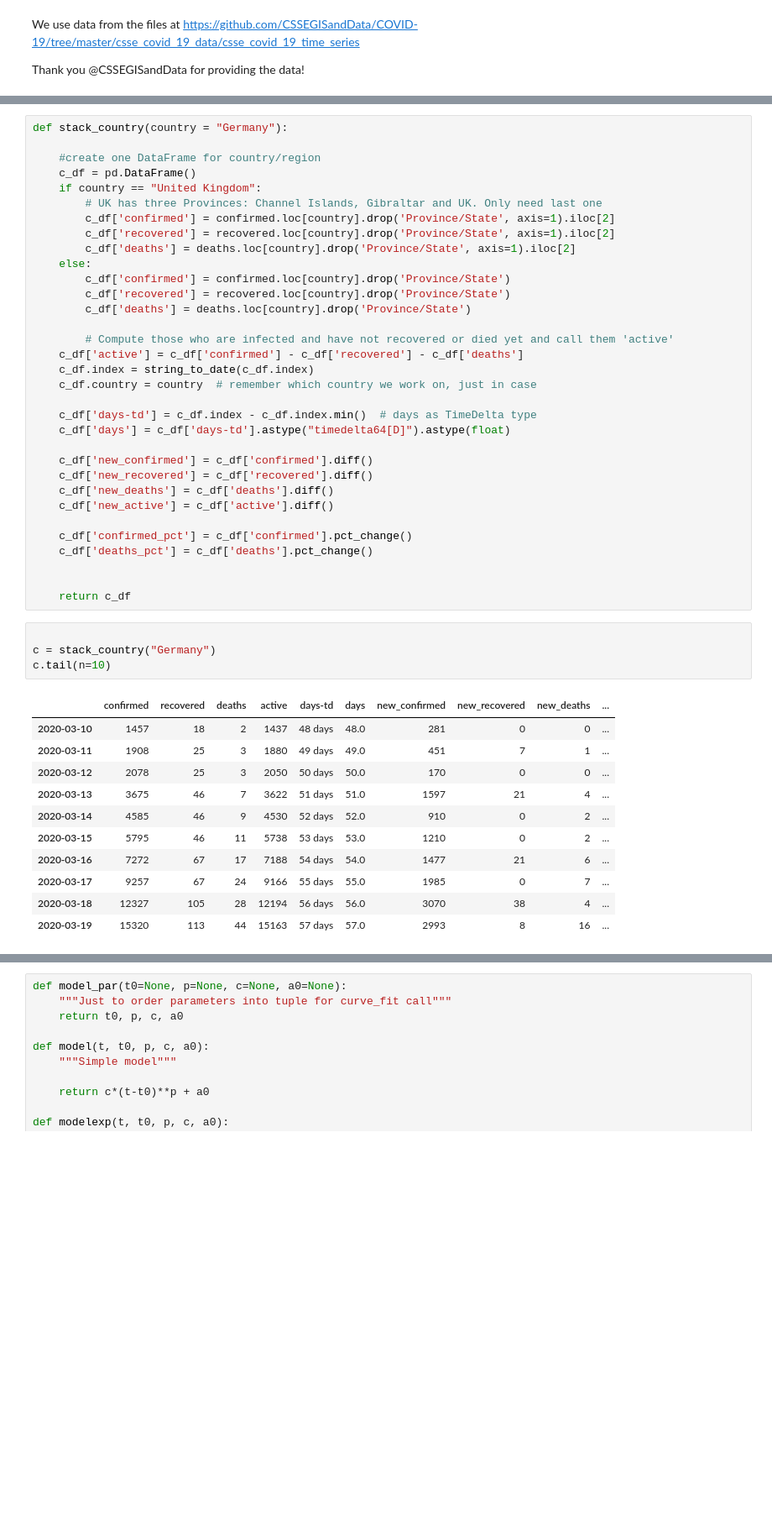
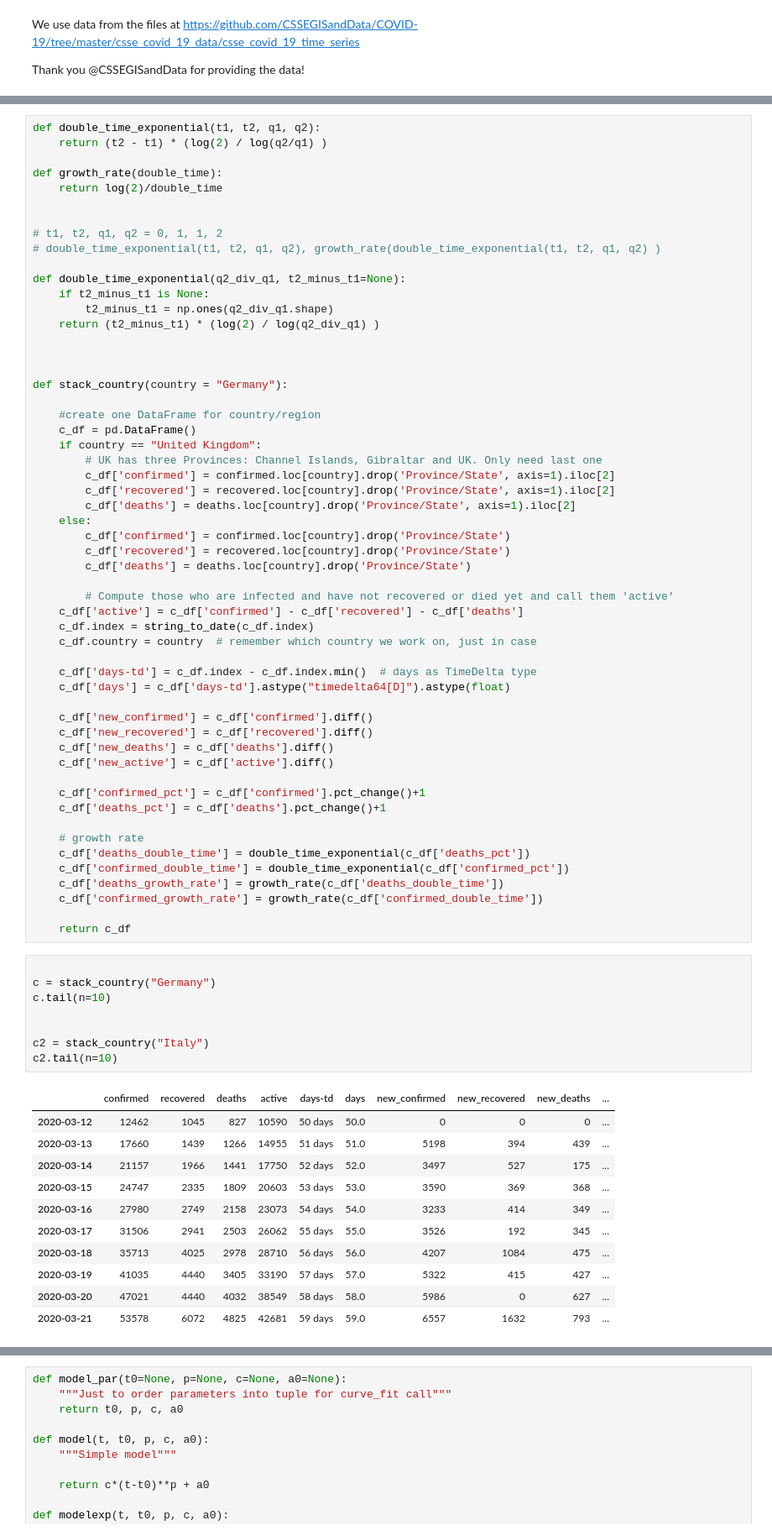
Before and after one commit to oscovida/oscovida, a Jupyter notebook: current-trends.ipynb, the cells around one changed output, grey strips where cells are left out. Shown at 84% size. Drawn from its saved outputs; the diff is of its cells as text; blank space fills up the shorter version.

```diff
--- a/current-trends.ipynb
+++ b/current-trends.ipynb
@@ -114,4 +112,21 @@ Name: Germany, dtype: object
 # %%
+def double_time_exponential(t1, t2, q1, q2):
+    return (t2 - t1) * (log(2) / log(q2/q1) )
+
+def growth_rate(double_time):
+    return log(2)/double_time
+
+
+# t1, t2, q1, q2 = 0, 1, 1, 2
+# double_time_exponential(t1, t2, q1, q2), growth_rate(double_time_exponential(t1, t2, q1, q2) )
+
+def double_time_exponential(q2_div_q1, t2_minus_t1=None):
+    if t2_minus_t1 is None:
+        t2_minus_t1 = np.ones(q2_div_q1.shape)
+    return (t2_minus_t1) * (log(2) / log(q2_div_q1) )
+
+
+
 def stack_country(country = "Germany"):
 
     #create one DataFrame for country/region
@@ -139,26 +154,35 @@ def stack_country(country = "Germany"):
     c_df['new_deaths'] = c_df['deaths'].diff()
     c_df['new_active'] = c_df['active'].diff()
 
-    c_df['confirmed_pct'] = c_df['confirmed'].pct_change()
-    c_df['deaths_pct'] = c_df['deaths'].pct_change()
+    c_df['confirmed_pct'] = c_df['confirmed'].pct_change()+1
+    c_df['deaths_pct'] = c_df['deaths'].pct_change()+1
 
+    # growth rate
+    c_df['deaths_double_time'] = double_time_exponential(c_df['deaths_pct'])
+    c_df['confirmed_double_time'] = double_time_exponential(c_df['confirmed_pct'])
+    c_df['deaths_growth_rate'] = growth_rate(c_df['deaths_double_time'])
+    c_df['confirmed_growth_rate'] = growth_rate(c_df['confirmed_double_time'])
 
     return c_df
 # %%
 
 c = stack_country("Germany")
 c.tail(n=10)
+
+
+c2 = stack_country("Italy")
+c2.tail(n=10)
 # %% [output]
 |  | confirmed | recovered | deaths | active | days-td | days | new_confirmed | new_recovered | new_deaths | ... |
-| 2020-03-10 | 1457 | 18 | 2 | 1437 | 48 days | 48.0 | 281 | 0 | 0 | ... |
-| 2020-03-11 | 1908 | 25 | 3 | 1880 | 49 days | 49.0 | 451 | 7 | 1 | ... |
-| 2020-03-12 | 2078 | 25 | 3 | 2050 | 50 days | 50.0 | 170 | 0 | 0 | ... |
-| 2020-03-13 | 3675 | 46 | 7 | 3622 | 51 days | 51.0 | 1597 | 21 | 4 | ... |
-| 2020-03-14 | 4585 | 46 | 9 | 4530 | 52 days | 52.0 | 910 | 0 | 2 | ... |
-| 2020-03-15 | 5795 | 46 | 11 | 5738 | 53 days | 53.0 | 1210 | 0 | 2 | ... |
-| 2020-03-16 | 7272 | 67 | 17 | 7188 | 54 days | 54.0 | 1477 | 21 | 6 | ... |
-| 2020-03-17 | 9257 | 67 | 24 | 9166 | 55 days | 55.0 | 1985 | 0 | 7 | ... |
-| 2020-03-18 | 12327 | 105 | 28 | 12194 | 56 days | 56.0 | 3070 | 38 | 4 | ... |
-| 2020-03-19 | 15320 | 113 | 44 | 15163 | 57 days | 57.0 | 2993 | 8 | 16 | ... |
+| 2020-03-12 | 12462 | 1045 | 827 | 10590 | 50 days | 50.0 | 0 | 0 | 0 | ... |
+| 2020-03-13 | 17660 | 1439 | 1266 | 14955 | 51 days | 51.0 | 5198 | 394 | 439 | ... |
+| 2020-03-14 | 21157 | 1966 | 1441 | 17750 | 52 days | 52.0 | 3497 | 527 | 175 | ... |
+| 2020-03-15 | 24747 | 2335 | 1809 | 20603 | 53 days | 53.0 | 3590 | 369 | 368 | ... |
+| 2020-03-16 | 27980 | 2749 | 2158 | 23073 | 54 days | 54.0 | 3233 | 414 | 349 | ... |
+| 2020-03-17 | 31506 | 2941 | 2503 | 26062 | 55 days | 55.0 | 3526 | 192 | 345 | ... |
+| 2020-03-18 | 35713 | 4025 | 2978 | 28710 | 56 days | 56.0 | 4207 | 1084 | 475 | ... |
+| 2020-03-19 | 41035 | 4440 | 3405 | 33190 | 57 days | 57.0 | 5322 | 415 | 427 | ... |
+| 2020-03-20 | 47021 | 4440 | 4032 | 38549 | 58 days | 58.0 | 5986 | 0 | 627 | ... |
+| 2020-03-21 | 53578 | 6072 | 4825 | 42681 | 59 days | 59.0 | 6557 | 1632 | 793 | ... |
 # %%
 def overview_plot(c_df):
```
Also changed, not shown: parts of 17 cells of this notebook, 16 other files.
